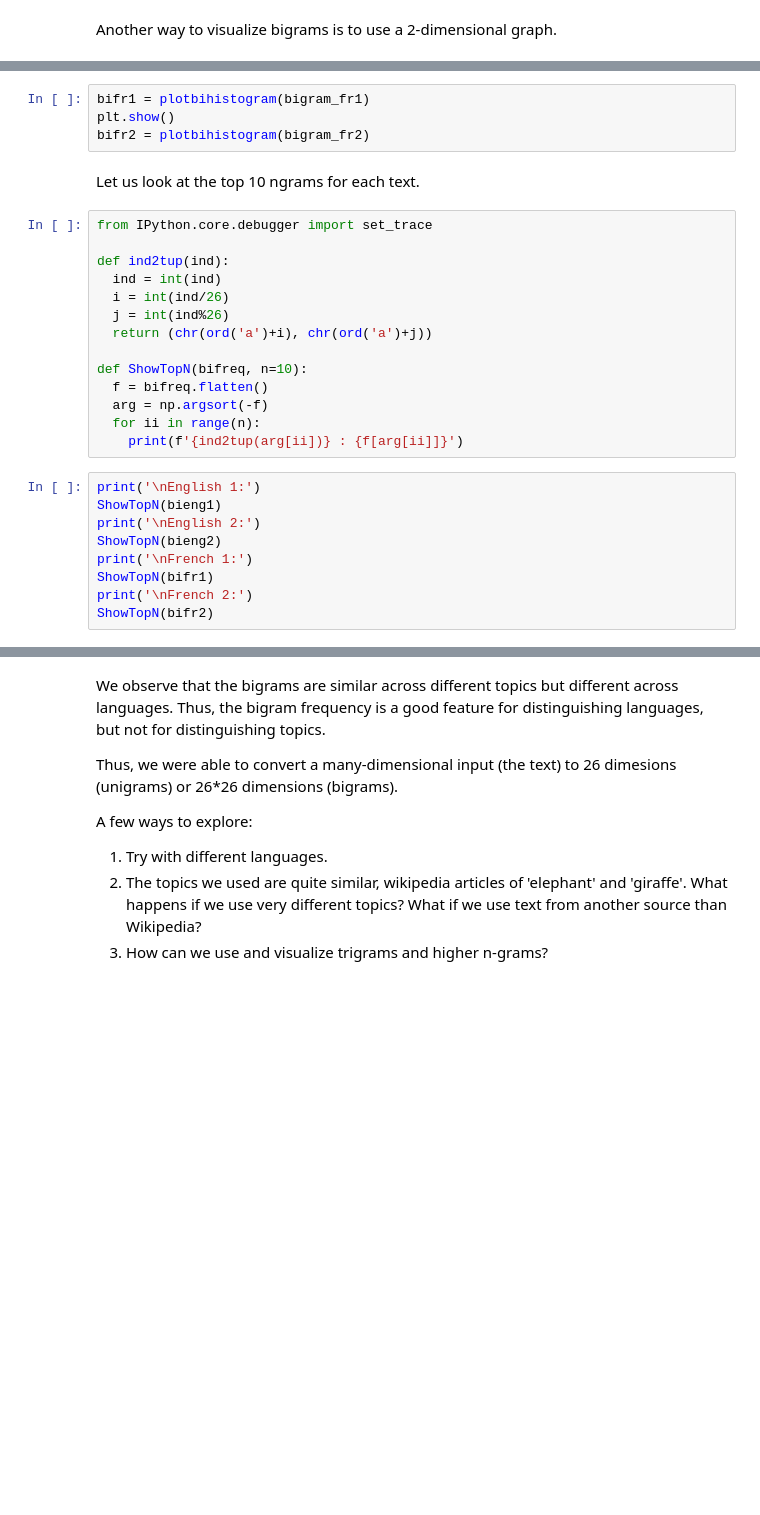
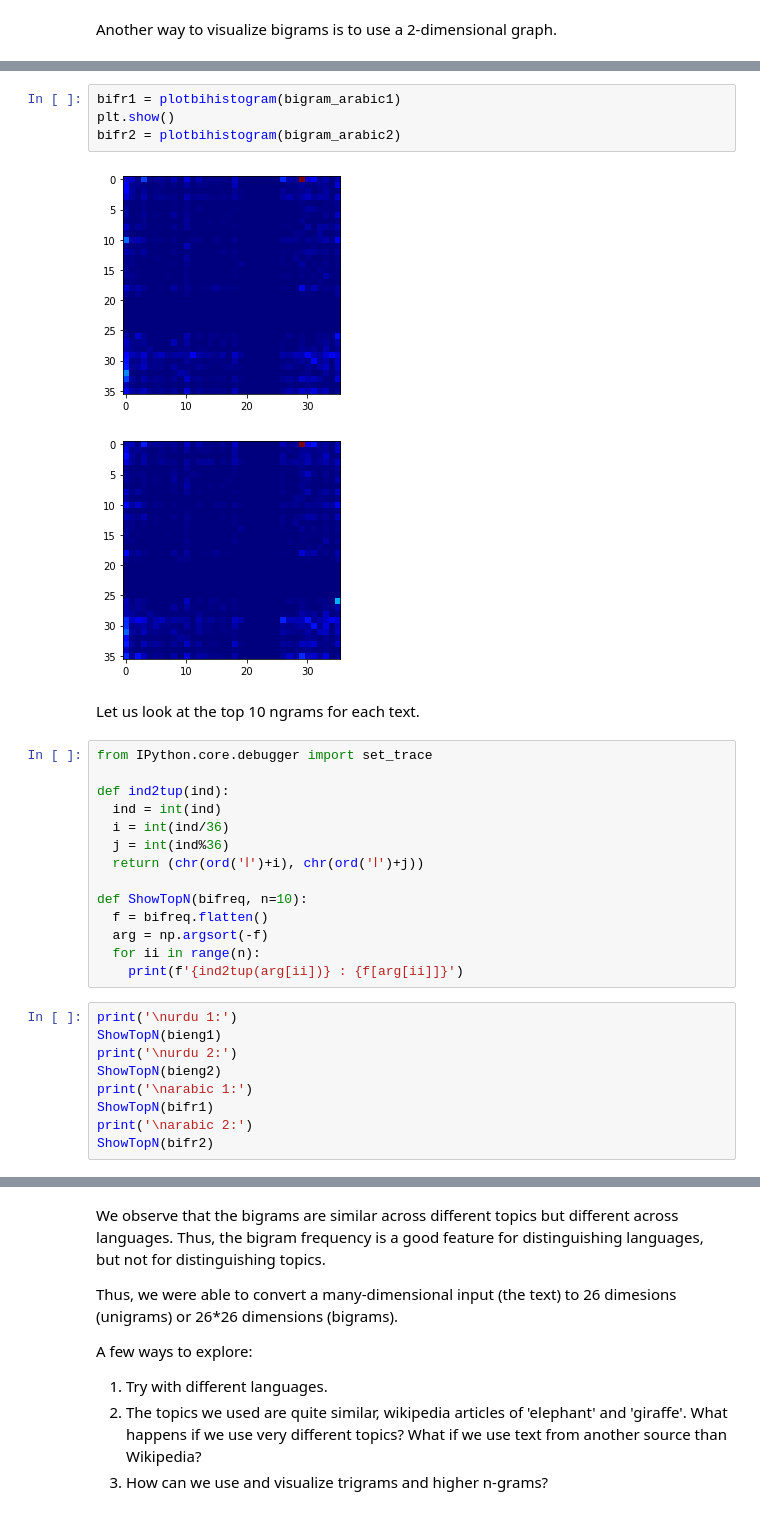
Before and after one commit to kkousar/fmml2021, a Jupyter notebook: Lab1_Features.ipynb, the cells around one changed output, grey strips where cells are left out. Drawn from its saved outputs; the diff is of its cells as text; blank space fills up the shorter version.

```diff
--- a/Lab1_Features.ipynb
+++ b/Lab1_Features.ipynb
@@ -196,7 +159,10 @@ bieng2 = plotbihistogram(bigram_eng2)
 # %%
-bifr1 = plotbihistogram(bigram_fr1)
+bifr1 = plotbihistogram(bigram_arabic1)
 plt.show()
-bifr2 = plotbihistogram(bigram_fr2)
+bifr2 = plotbihistogram(bigram_arabic2)
+# %% [output]
+[figure, added]
+[figure, added]
 # %% [markdown]
 Let us look at the top 10 ngrams for each text.
 # %%
@@ -204,9 +170,9 @@ from IPython.core.debugger import set_trace
 
 def ind2tup(ind):
   ind = int(ind)
-  i = int(ind/26)
-  j = int(ind%26)
-  return (chr(ord('a')+i), chr(ord('a')+j))
+  i = int(ind/36)
+  j = int(ind%36)
+  return (chr(ord('ا')+i), chr(ord('ا')+j))
 
 def ShowTopN(bifreq, n=10):
   f = bifreq.flatten()
@@ -214,11 +180,11 @@ def ShowTopN(bifreq, n=10):
   for ii in range(n):
     print(f'{ind2tup(arg[ii])} : {f[arg[ii]]}')
 # %%
-print('\nEnglish 1:')
+print('\nurdu 1:')
 ShowTopN(bieng1)
-print('\nEnglish 2:')
+print('\nurdu 2:')
 ShowTopN(bieng2)
-print('\nFrench 1:')
+print('\narabic 1:')
 ShowTopN(bifr1)
-print('\nFrench 2:')
+print('\narabic 2:')
 ShowTopN(bifr2)
```
Also changed, not shown: parts of 28 cells of this notebook.
